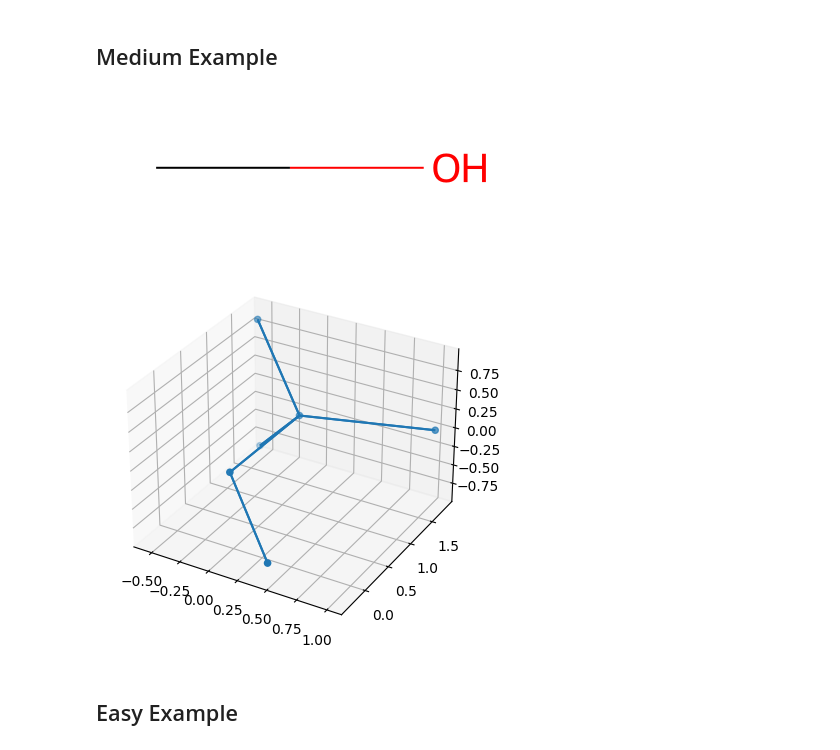
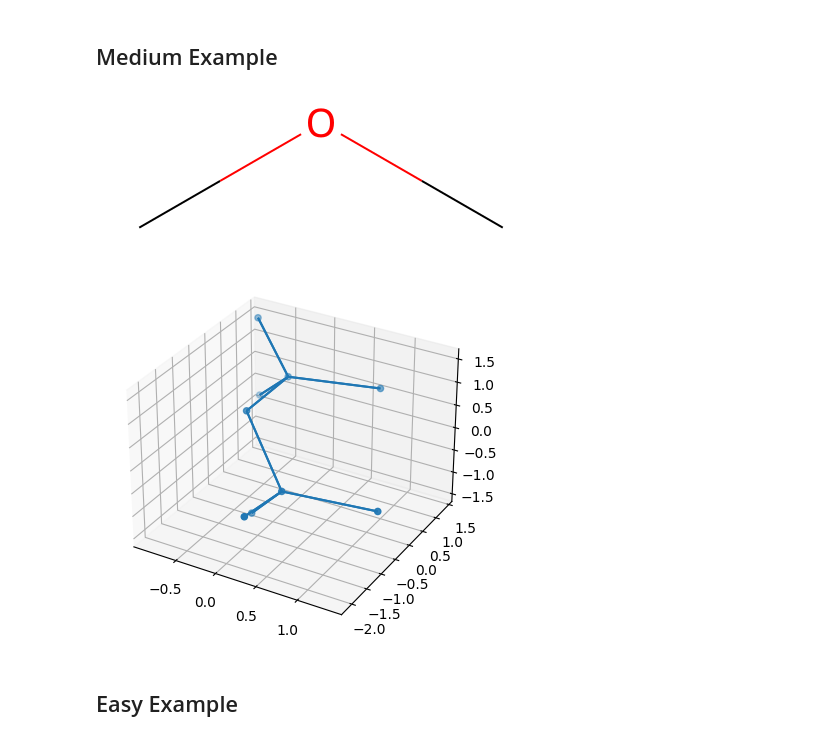
Before and after one commit to FlyingWorkshop/DiffusionGNNTutorial, a Jupyter notebook: simple_edm.ipynb, the cells around one changed output. Saved outputs shown, nothing was run; the diff lists cells and outputs as text; code cells hidden in the pictures.

```diff
--- a/simple_edm.ipynb
+++ b/simple_edm.ipynb
@@ -82,14 +76,15 @@ plot_molecule(ex_hard)
 # %% [markdown]
 ## Medium Example
 # %%
-ex_medium = dataset[7]
+ex_medium = dataset[14]
+ex_medium.pos = ex_medium.pos - ex_medium.pos.mean(dim=0)
 mol = Chem.MolFromSmiles(ex_medium.smiles)
 mol
 # %% [output]
-[figure, old version]
+[figure, new version]
 # %%
 plot_molecule(ex_medium)
 # %% [output]
-[figure, old version]
+[figure, new version]
 # %% [markdown]
 ## Easy Example
```
Also changed, not shown: parts of 29 cells of this notebook.
